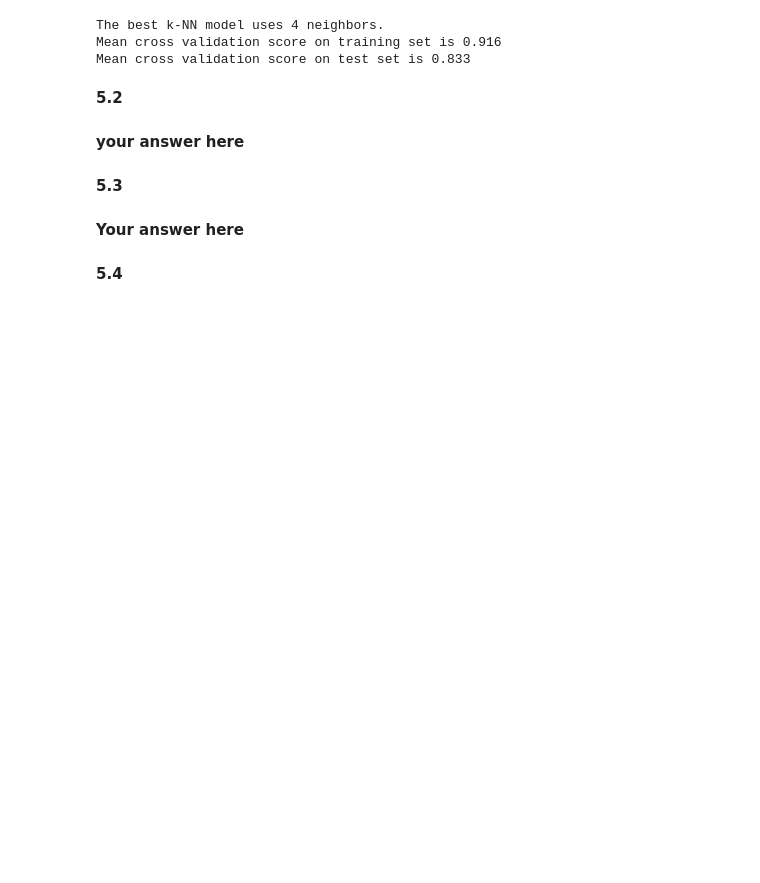
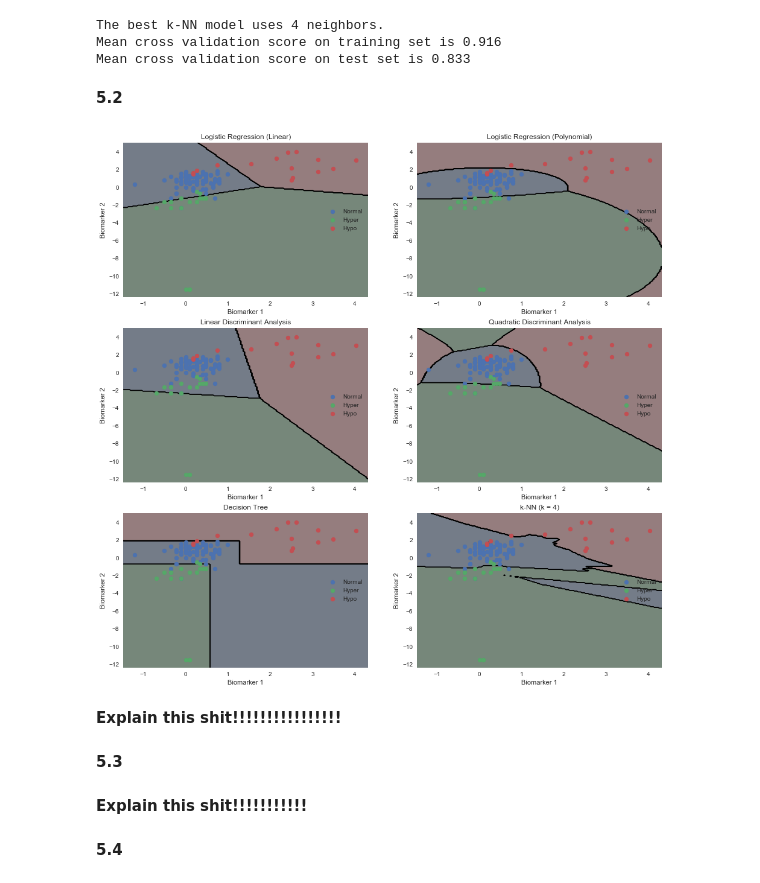
Before and after one commit to tmaounis/cs109a_hw7, a Jupyter notebook: cs109a_hw7.ipynb, the cells around one changed output. Cells and saved outputs as stored; diff of their text form; code cells hidden in the pictures; blank space fills up the shorter version.

```diff
--- a/cs109a_hw7.ipynb
+++ b/cs109a_hw7.ipynb
@@ -619,8 +626,21 @@ Mean cross validation score on test set is 0.833
-# %% [markdown]
-**your answer here**
+# %%
+plt.figure(figsize=(16,16))
+model_names = ["Logistic Regression (Linear)", "Logistic Regression (Polynomial)",
+              "Linear Discriminant Analysis", "Quadratic Discriminant Analysis",
+               "Decision Tree", "k-NN (k = "+str(model_KNN.n_neighbors)+")"]
+models = [model_lr_linear, model_lr_poly, model_LDA, model_QDA, model_DT, model_KNN]
+for i, name in enumerate(model_names):
+    plt.subplot(3,2, i+1)
+    scatter = get_scatter(data_train)
+    overlay_decision_boundary(scatter, models[i], desaturate=0.2)
+    plt.title(name)
+# %% [output]
+[figure, added]
+# %% [markdown]
+**Explain this shit!!!!!!!!!!!!!!!!**
 # %% [markdown]
 **5.3**
-# %% [markdown]
-**Your answer here**
+# %% [markdown]
+**Explain this shit!!!!!!!!!!!**
 # %% [markdown]
 **5.4**
```
Also changed, not shown: parts of 10 cells of this notebook.
